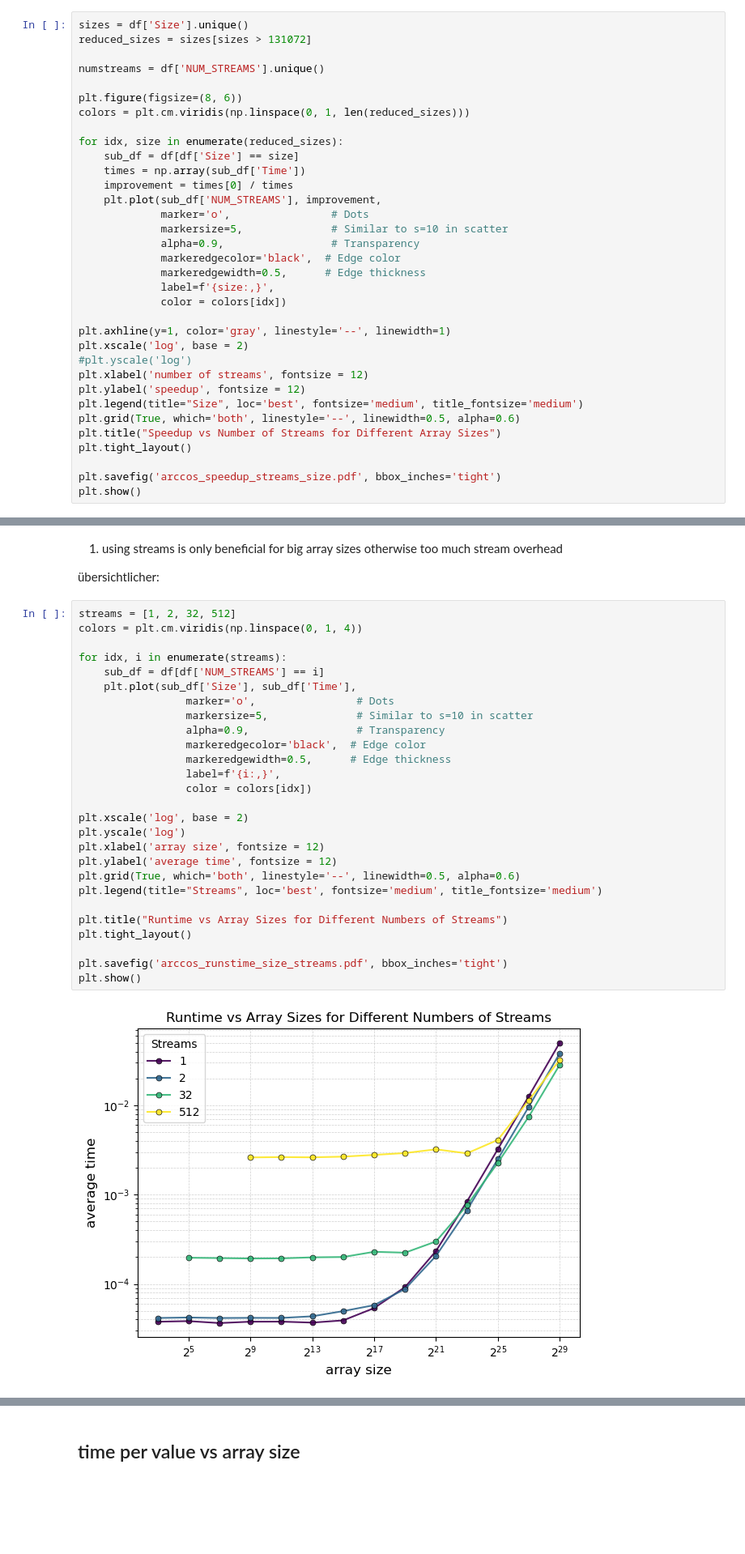
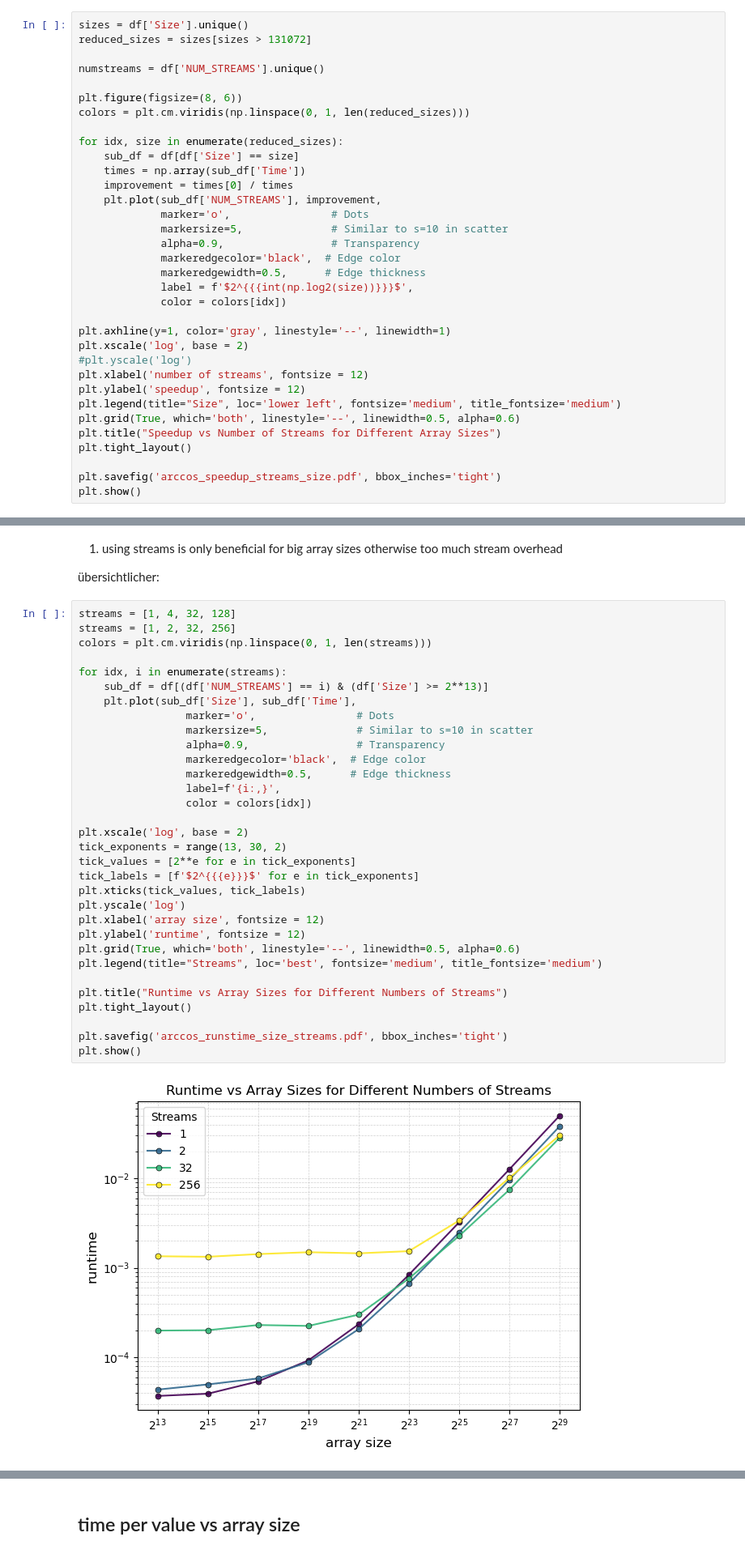
Before and after one commit to grafrap/HPC4WC-overlapping, a Jupyter notebook: measurements/cuda_plots.ipynb, the cells around one changed output, grey strips where cells are left out. Shown at 81% size. Cells and saved outputs as stored; diff of their text form; blank space fills up the shorter version.

```diff
--- a/measurements/cuda_plots.ipynb
+++ b/measurements/cuda_plots.ipynb
@@ -95,7 +95,7 @@ for idx, size in enumerate(reduced_sizes):
              alpha=0.9,                 # Transparency
              markeredgecolor='black',  # Edge color
              markeredgewidth=0.5,      # Edge thickness
-             label=f'{size:,}',
+             label = f'$2^{{{int(np.log2(size))}}}$',
              color = colors[idx])
 
 plt.axhline(y=1, color='gray', linestyle='--', linewidth=1)
@@ -103,7 +103,7 @@ plt.xscale('log', base = 2)
 #plt.yscale('log')
 plt.xlabel('number of streams', fontsize = 12)
 plt.ylabel('speedup', fontsize = 12)
-plt.legend(title="Size", loc='best', fontsize='medium', title_fontsize='medium')
+plt.legend(title="Size", loc='lower left', fontsize='medium', title_fontsize='medium')
 plt.grid(True, which='both', linestyle='--', linewidth=0.5, alpha=0.6)
 plt.title("Speedup vs Number of Streams for Different Array Sizes")
 plt.tight_layout()
@@ -231,31 +231,36 @@ plt.show()
 
 übersichtlicher:
 # %%
-streams = [1, 2, 32, 512]
-colors = plt.cm.viridis(np.linspace(0, 1, 4))
+streams = [1, 4, 32, 128]
+streams = [1, 2, 32, 256]
+colors = plt.cm.viridis(np.linspace(0, 1, len(streams)))
 
 for idx, i in enumerate(streams):
-    sub_df = df[df['NUM_STREAMS'] == i]
+    sub_df = df[(df['NUM_STREAMS'] == i) & (df['Size'] >= 2**13)]
     plt.plot(sub_df['Size'], sub_df['Time'],
                  marker='o',                # Dots
                  markersize=5,              # Similar to s=10 in scatter
                  alpha=0.9,                 # Transparency
                  markeredgecolor='black',  # Edge color
                  markeredgewidth=0.5,      # Edge thickness
                  label=f'{i:,}',
                  color = colors[idx])
 
 plt.xscale('log', base = 2)
+tick_exponents = range(13, 30, 2)
+tick_values = [2**e for e in tick_exponents]
+tick_labels = [f'$2^{{{e}}}$' for e in tick_exponents]
+plt.xticks(tick_values, tick_labels)
 plt.yscale('log')
 plt.xlabel('array size', fontsize = 12)
-plt.ylabel('average time', fontsize = 12)
+plt.ylabel('runtime', fontsize = 12)
 plt.grid(True, which='both', linestyle='--', linewidth=0.5, alpha=0.6)
 plt.legend(title="Streams", loc='best', fontsize='medium', title_fontsize='medium')
 
 plt.title("Runtime vs Array Sizes for Different Numbers of Streams")
 plt.tight_layout()
 
 plt.savefig('arccos_runstime_size_streams.pdf', bbox_inches='tight')
 plt.show()
 # %% [output]
-[figure, old version]
+[figure, new version]
```
Also changed, not shown: parts of 52 cells of this notebook.
